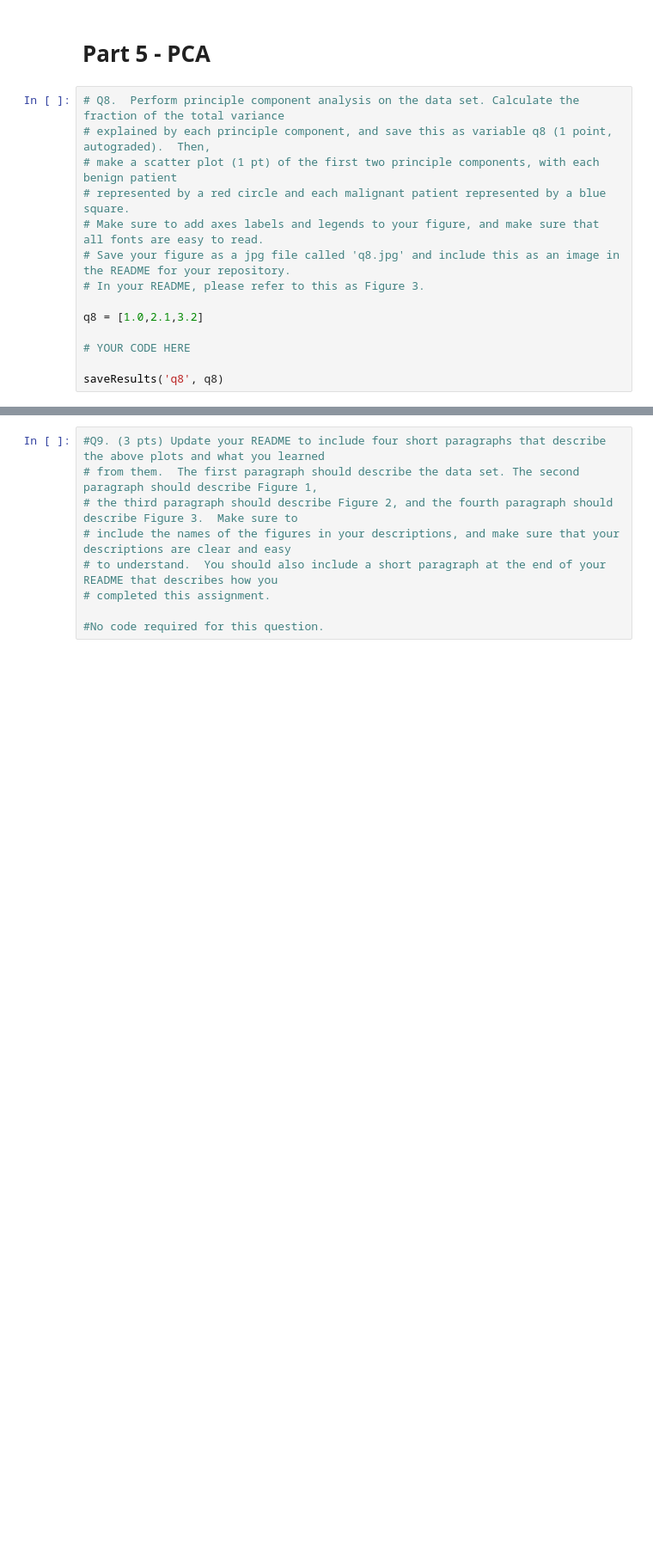
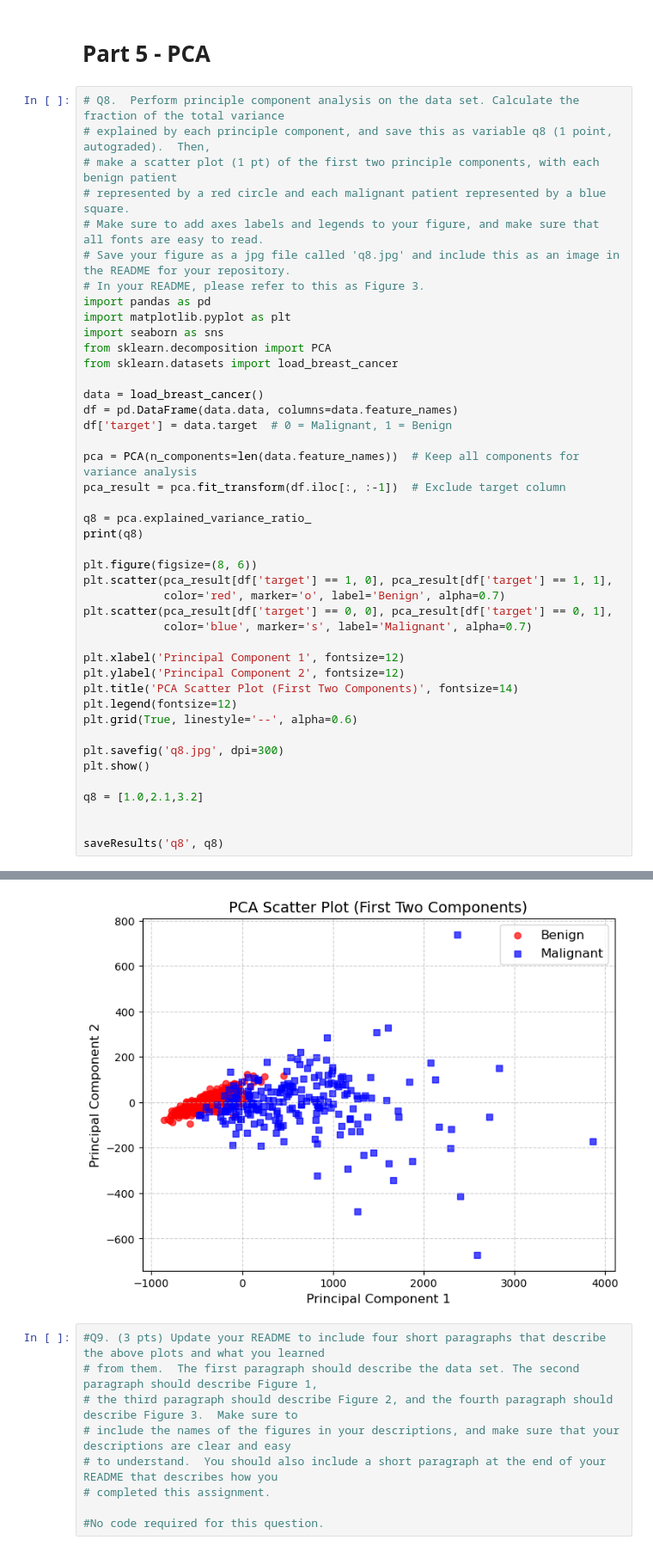
Before and after one commit to Ktitus9/biom480a5_spring2025-homework3-BIOM480A5_Homework3, a Jupyter notebook: Homework3_ProblemSet.ipynb, the cells around one changed output, grey strips where cells are left out. Shown: that part at 86% size. Cells and saved outputs as stored; diff of their text form; blank space fills up the shorter version.

```diff
--- a/Homework3_ProblemSet.ipynb
+++ b/Homework3_ProblemSet.ipynb
@@ -117,9 +211,39 @@ saveResults('q4', q4)
 # Make sure to add axes labels and legends to your figure, and make sure that all fonts are easy to read.
 # Save your figure as a jpg file called 'q8.jpg' and include this as an image in the README for your repository.
 # In your README, please refer to this as Figure 3.
+import pandas as pd
+import matplotlib.pyplot as plt
+import seaborn as sns
+from sklearn.decomposition import PCA
+from sklearn.datasets import load_breast_cancer
+
+data = load_breast_cancer()
+df = pd.DataFrame(data.data, columns=data.feature_names)
+df['target'] = data.target  # 0 = Malignant, 1 = Benign
+
+pca = PCA(n_components=len(data.feature_names))  # Keep all components for variance analysis
+pca_result = pca.fit_transform(df.iloc[:, :-1])  # Exclude target column
+
+q8 = pca.explained_variance_ratio_
+print(q8)
+
+plt.figure(figsize=(8, 6))
+plt.scatter(pca_result[df['target'] == 1, 0], pca_result[df['target'] == 1, 1],
+            color='red', marker='o', label='Benign', alpha=0.7)
+plt.scatter(pca_result[df['target'] == 0, 0], pca_result[df['target'] == 0, 1],
+            color='blue', marker='s', label='Malignant', alpha=0.7)
+
+plt.xlabel('Principal Component 1', fontsize=12)
+plt.ylabel('Principal Component 2', fontsize=12)
+plt.title('PCA Scatter Plot (First Two Components)', fontsize=14)
+plt.legend(fontsize=12)
+plt.grid(True, linestyle='--', alpha=0.6)
+
+plt.savefig('q8.jpg', dpi=300)
+plt.show()
 
 q8 = [1.0,2.1,3.2]
 
-# YOUR CODE HERE
 
 saveResults('q8', q8)
+# %% [output]
@@ -126,3 +258,4 @@ saveResults('q8', q8)
+[figure, added]
 # %%
 #Q9. (3 pts) Update your README to include four short paragraphs that describe the above plots and what you learned
 # from them.  The first paragraph should describe the data set. The second paragraph should describe Figure 1,
```
Also changed, not shown: parts of 8 cells of this notebook.
